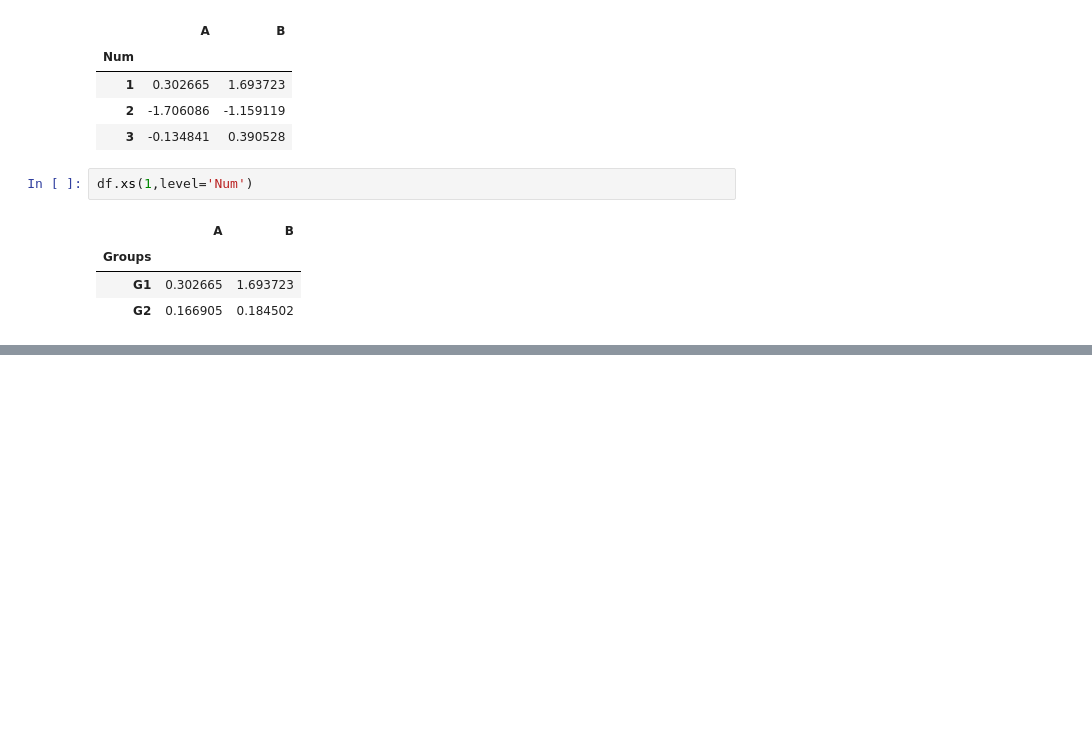
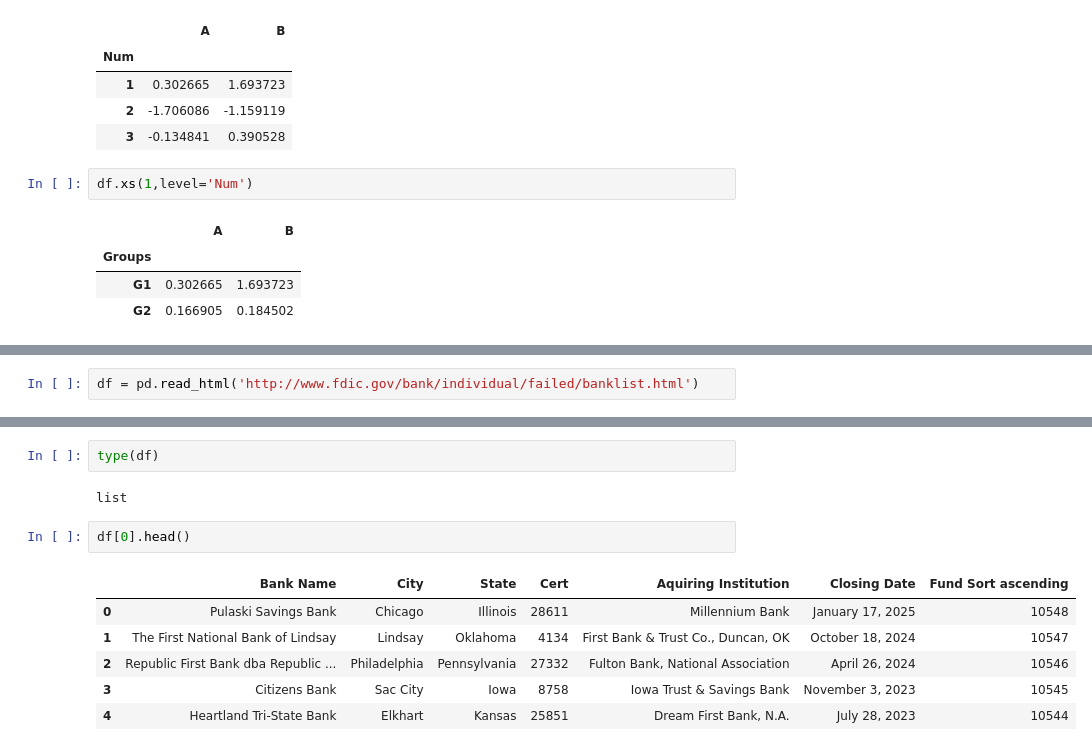
Before and after one commit to Johanhms/Practicas_Python, a Jupyter notebook: DataScience_Python.ipynb, the cells around one changed output, grey strips where cells are left out. Saved outputs shown, nothing was run; the diff lists cells and outputs as text; blank space fills up the shorter version.

```diff
--- a/DataScience_Python.ipynb
+++ b/DataScience_Python.ipynb
@@ -609,0 +664,2 @@ df.xs(1,level='Num')
+# %%
+df = pd.read_html('http://www.fdic.gov/bank/individual/failed/banklist.html')
@@ -609,0 +686,13 @@ df.xs(1,level='Num')
+# %%
+type(df)
+# %% [output]
+list
+# %%
+df[0].head()
+# %% [output]
+|  | Bank Name | City | State | Cert | Aquiring Institution | Closing Date | Fund Sort ascending |
+| 0 | Pulaski Savings Bank | Chicago | Illinois | 28611 | Millennium Bank | January 17, 2025 | 10548 |
+| 1 | The First National Bank of Lindsay | Lindsay | Oklahoma | 4134 | First Bank & Trust Co., Duncan, OK | October 18, 2024 | 10547 |
+| 2 | Republic First Bank dba Republic ... | Philadelphia | Pennsylvania | 27332 | Fulton Bank, National Association | April 26, 2024 | 10546 |
+| 3 | Citizens Bank | Sac City | Iowa | 8758 | Iowa Trust & Savings Bank | November 3, 2023 | 10545 |
+| 4 | Heartland Tri-State Bank | Elkhart | Kansas | 25851 | Dream First Bank, N.A. | July 28, 2023 | 10544 |
```
Also changed, not shown: parts of 10 cells of this notebook.
